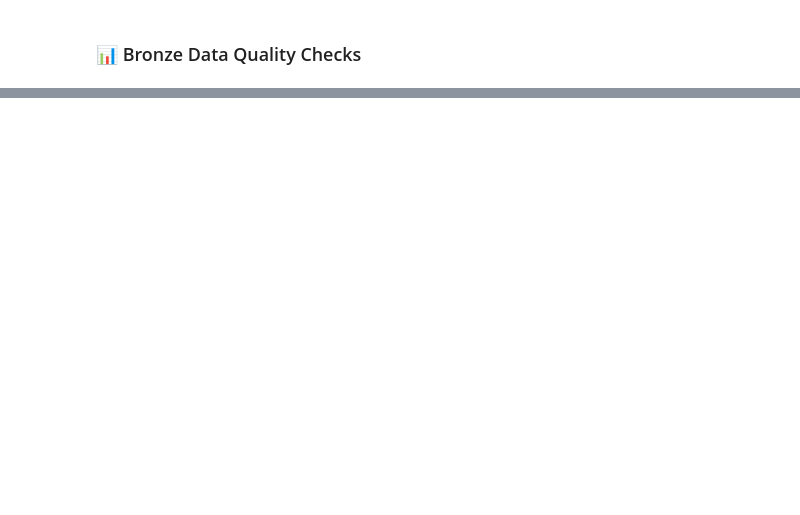
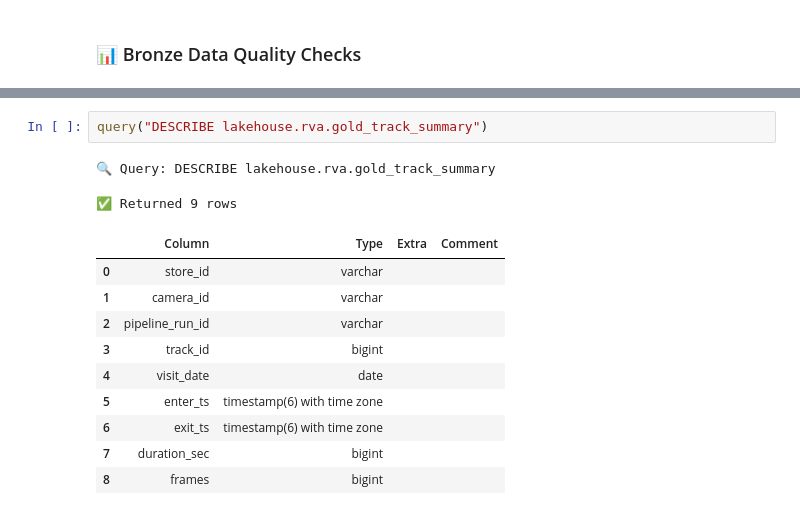
Before and after one commit to hungfnguyen/retail-video-analytics, a Jupyter notebook: notebooks/data_exploration.ipynb, the cells around one changed output, grey strips where cells are left out. Cells and saved outputs as stored; diff of their text form; blank space fills up the shorter version.

```diff
--- a/notebooks/data_exploration.ipynb
+++ b/notebooks/data_exploration.ipynb
@@ -334,0 +399,15 @@ SELECT
+# %%
+query("DESCRIBE lakehouse.rva.gold_track_summary")
+# %% [output]
+🔍 Query: DESCRIBE lakehouse.rva.gold_track_summary
+✅ Returned 9 rows
+|  | Column | Type | Extra | Comment |
+| 0 | store_id | varchar |  |  |
+| 1 | camera_id | varchar |  |  |
+| 2 | pipeline_run_id | varchar |  |  |
+| 3 | track_id | bigint |  |  |
+| 4 | visit_date | date |  |  |
+| 5 | enter_ts | timestamp(6) with time zone |  |  |
+| 6 | exit_ts | timestamp(6) with time zone |  |  |
+| 7 | duration_sec | bigint |  |  |
+| 8 | frames | bigint |  |  |
```
Also changed, not shown: parts of 22 cells of this notebook, 9 other files.
